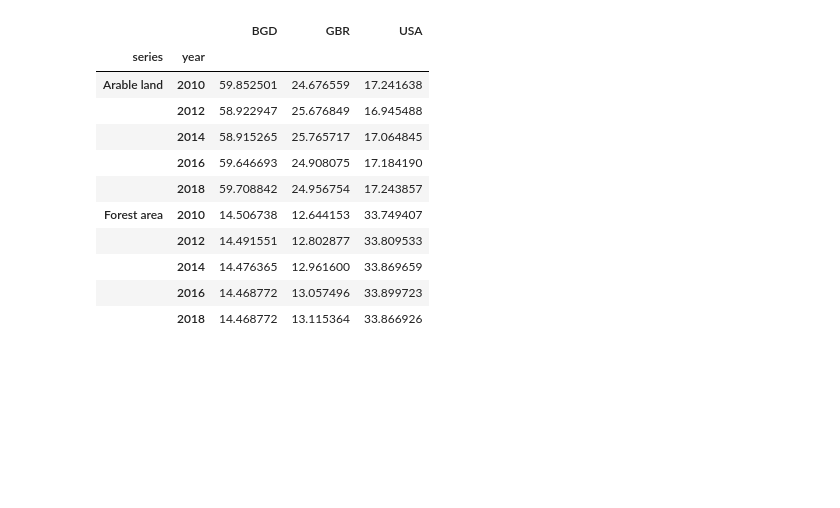
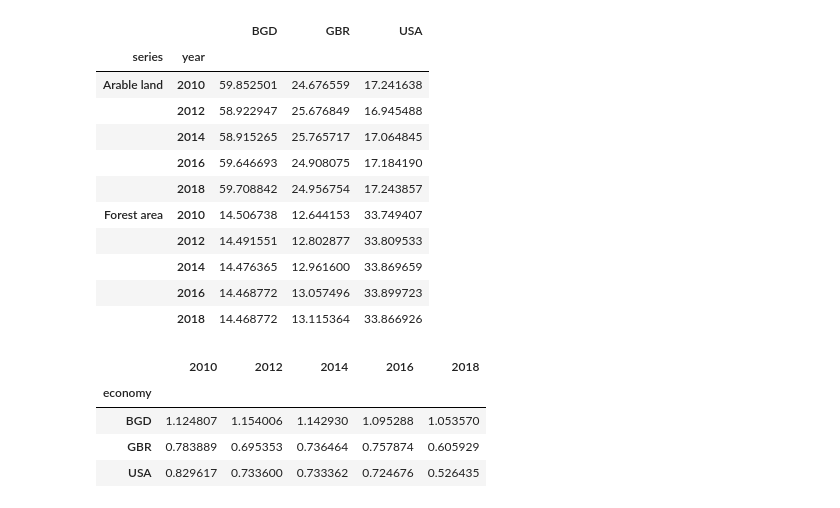
Before and after one commit to aftahee05/Assignment-2, a Jupyter notebook: Assignment - 2.ipynb, the cells around one changed output. Saved outputs shown, nothing was run; the diff lists cells and outputs as text; code cells hidden in the pictures; blank space fills up the shorter version.

```diff
--- a/Assignment - 2.ipynb
+++ b/Assignment - 2.ipynb
@@ -65,3 +65,13 @@ display(df2)
 |  | 2014 | 14.476365 | 12.961600 | 33.869659 |
 |  | 2016 | 14.468772 | 13.057496 | 33.899723 |
 |  | 2018 | 14.468772 | 13.115364 | 33.866926 |
+# %%
+df1_1 = wb.data.DataFrame("SP.POP.GROW",country_codes, range(2010, 2020, 2), skipAggs=True, numericTimeKeys=True)
+df1_2 = wb.data.DataFrame("EN.ATM.CO2E.PC",country_codes, range(2010, 2020, 2), skipAggs=True, numericTimeKeys=True)
+display(df1_1)
+# %% [output]
+|  | 2010 | 2012 | 2014 | 2016 | 2018 |
+| economy |  |  |  |  |  |
+| BGD | 1.124807 | 1.154006 | 1.142930 | 1.095288 | 1.053570 |
+| GBR | 0.783889 | 0.695353 | 0.736464 | 0.757874 | 0.605929 |
+| USA | 0.829617 | 0.733600 | 0.733362 | 0.724676 | 0.526435 |
```
Also changed, not shown: parts of 1 cell of this notebook.
